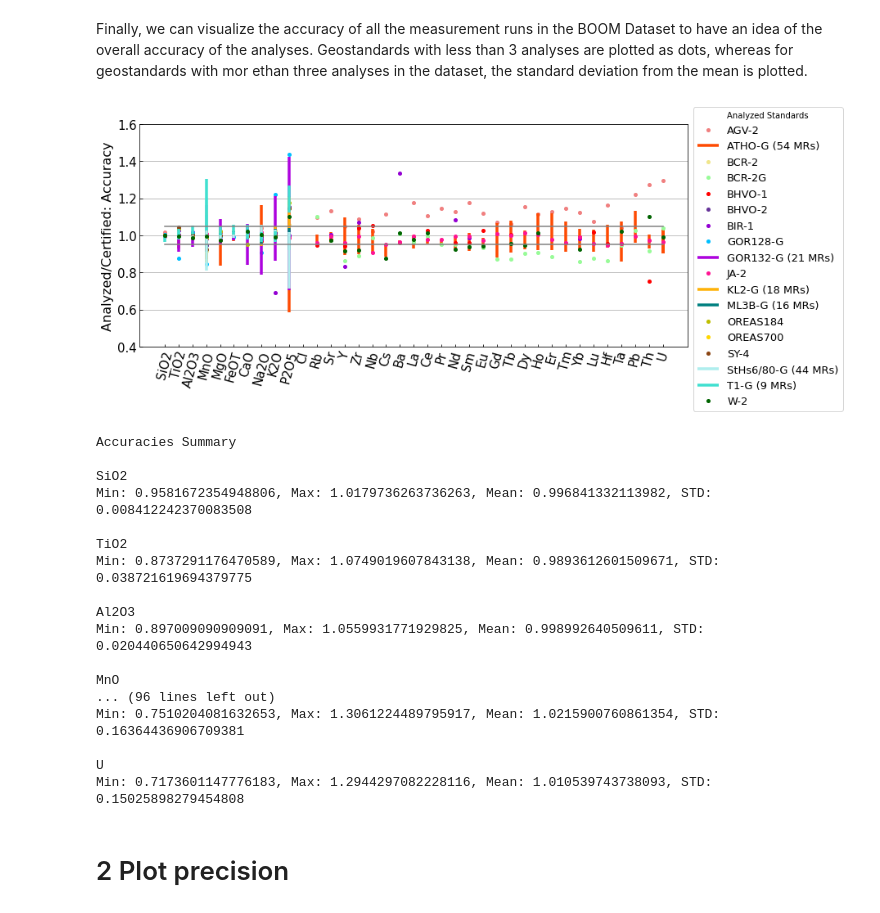
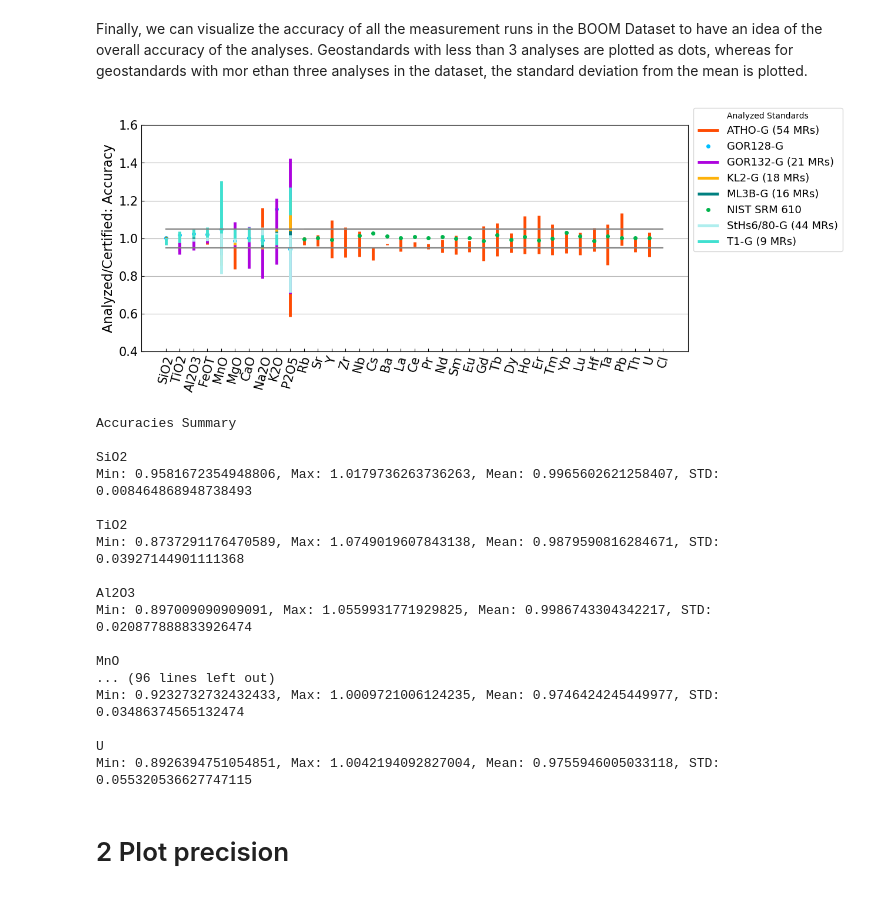
Before and after one commit to consuelola/BOOM, a Jupyter notebook: Notebooks/UncertaintyAndStandards.ipynb, the cells around one changed output. Saved outputs shown, nothing was run; the diff lists cells and outputs as text; code cells hidden in the pictures.

```diff
--- a/Notebooks/UncertaintyAndStandards.ipynb
+++ b/Notebooks/UncertaintyAndStandards.ipynb
@@ -60,11 +99,11 @@ BOOM_geostandards = pd.read_csv(StringIO(s), encoding="latin1")
 BOOM_geostandards.loc[:,'MeasurementRun'] = BOOM_geostandards.loc[:,'MeasurementRun'].astype('str')
 
 #in case the ESPRI server is down:
-BOOM_geostandards = pd.read_csv("../assets/Data/MeasurementRuns.csv", encoding = 'UTF-8', low_memory =False )
-BOOM_geostandards.loc[:,'MeasurementRun'] = BOOM_geostandards.loc[:,'MeasurementRun'].astype('str')
+#BOOM_geostandards = pd.read_csv("../assets/Data/MeasurementRuns.csv", encoding = 'UTF-8', low_memory =False )
+#BOOM_geostandards.loc[:,'MeasurementRun'] = BOOM_geostandards.loc[:,'MeasurementRun'].astype('str')
 
 print('\033[1m'+ 'Number of sample observations analyzed for geochemical composition, for which the average, std and n analyzed for each element, for each geostandard analyzed along with the samples, are included in the BOOM Dataset:'+ '\033[0m')
-print(len(BOOM_with_geostandards[BOOM_with_geostandards.MeasurementRun.isin(BOOM_geostandards[BOOM_geostandards.n!= 'Not reported'].MeasurementRun.unique().tolist())]))
+print(len(BOOM_with_geostandards[BOOM_with_geostandards.MeasurementRun.isin(BOOM_geostandards[BOOM_geostandards.n!= 'Not reported'].MeasurementRun.unique().tolist())])-muestras_dobles)
 print(' ')
 
 print('\033[1m'+ 'Number of sample observations analyzed for geochemical composition, for which only the average of the geostandard are included in the BOOM Dataset:'+ '\033[0m')
@@ -94,9 +133,23 @@ The certifed values can be accessed a:
 #Load the geostandards reference values and filter the ones with certified values.
 
 BOOM_geostandards_ref = pd.read_csv('../assets/Data/Standards_Reference.csv', encoding = 'UTF-8', low_memory =False)
-BOOM_geostandards_ref = BOOM_geostandards_ref[BOOM_geostandards_ref.StandardID.isin(['OREAS184', 'GOR132-G', 'GOR128-G', 'OREAS700',
-        'BIR-1', 'BHVO-2', 'BHVO-1', 'SY-4', 'KL2-G', 'ML3B-G', 'W-2', 'BCR-2', 'BCR-2G', 'JA-2',
-        'T1-G', 'AGV-2', 'StHs6/80-G', 'JA-1', 'NIST610', 'ATHO-G'])].copy()
+BOOM_geostandards_ref = BOOM_geostandards_ref[BOOM_geostandards_ref.StandardID.isin([
+    'AGV-2',
+    'ATHO-G',
+    'BCR-2',
+    'BHVO-1','BHVO-2',
+    'BIR-1',
+    'GOR132-G','GOR128-G',
+    'JA-1','JA-2',
+    'KL2-G',
+    'ML3B-G',
+    'NIST SRM 610',
+    'OREAS184','OREAS700',
+    'StHs6/80-G',
+    'SY-4',
+    'T1-G',
+    'W-2',
+    ])].copy()
 
 #Print certified geostandards in the dataset
 temp1 = BOOM_geostandards_ref.StandardID.unique().tolist()
@@ -113,11 +166,11 @@ print(" ")
 print('\033[1m'+ 'Number of sample observations analyzed along with certified geostandards'+ '\033[0m')
 temp3 = BOOM_geostandards[BOOM_geostandards.Standard.isin(temp1)]
 temp4 = temp3[((temp3.SiO2!=-1)&(temp3.SD_SiO2!=-1))|((temp3.Rb!=-1)&(temp3.SD_Rb!=-1))].MeasurementRun.unique().tolist()
-print(len(BOOM_with_geostandards[BOOM_with_geostandards.MeasurementRun.isin(temp4)].MeasurementRun))
+print(len(BOOM_with_geostandards[BOOM_with_geostandards.MeasurementRun.isin(temp4)].MeasurementRun)-muestras_dobles)
 
 print(" ")
 print('\033[1m'+ 'Number of sample observations analyzed along with certified geostandards, where the mean, std and number of analyses is included in the BOOM TephraDataSet'+ '\033[0m')
 temp5 = temp3[temp3.n!='Not reported'].MeasurementRun.unique()
-print(len(BOOM_with_geostandards[BOOM_with_geostandards.MeasurementRun.isin(temp5)].MeasurementRun))
+print(len(BOOM_with_geostandards[BOOM_with_geostandards.MeasurementRun.isin(temp5)].MeasurementRun)-muestras_dobles)
 # %% [output]
 Certified geostandards included in the BOOM Dataset
@@ -139,7 +192,7 @@ sys.path.insert(1, '../Scripts')
 from functions import estimating_accuracy, plot_accuracy_MeasurementRun
 
 # Estimating accuracy, following ecuation (1)
-BOOM_geostandards_accuracy = estimating_accuracy(BOOM_geostandards,BOOM_geostandards_ref)
+BOOM_geostandards_accuracy = estimating_accuracy(temp3[temp3.n!='Not reported'],BOOM_geostandards_ref)
 # %% [markdown]
 Now that we have estimated the accuracy for each measurement run (with suitable information), we can visualize the results.
 # %%
@@ -174,9 +237,9 @@ Finally, we can visualize the accuracy of all the measurement runs in the BOOM D
 # %%
 from functions import estimating_accuracy, plot_accuracy_BOOM
 
-plot_accuracy_BOOM(BOOM_geostandards_accuracy,save=False)
+plot_accuracy_BOOM(BOOM_geostandards_accuracy)
 # %% [output]
-[figure, old version]
+[figure, new version]
 # %%
 print('\033[1m'+ 'Accuracies Summary'+ '\033[0m')
 print(" ")
@@ -191,20 +254,20 @@ for elemento in ['SiO2','TiO2','Al2O3','MnO','MgO','FeOT','CaO','Na2O','K2O','P2
 Accuracies Summary
 
 SiO2
-Min: 0.9581672354948806, Max: 1.0179736263736263, Mean: 0.996841332113982, STD: 0.008412242370083508
+Min: 0.9581672354948806, Max: 1.0179736263736263, Mean: 0.9965602621258407, STD: 0.008464868948738493
 
 TiO2
-Min: 0.8737291176470589, Max: 1.0749019607843138, Mean: 0.9893612601509671, STD: 0.038721619694379775
+Min: 0.8737291176470589, Max: 1.0749019607843138, Mean: 0.9879590816284671, STD: 0.03927144901111368
 
 Al2O3
-Min: 0.897009090909091, Max: 1.0559931771929825, Mean: 0.998992640509611, STD: 0.020440650642994943
+Min: 0.897009090909091, Max: 1.0559931771929825, Mean: 0.9986743304342217, STD: 0.020877888833926474
 
 MnO
 ... (96 lines left out)
-Min: 0.7510204081632653, Max: 1.3061224489795917, Mean: 1.0215900760861354, STD: 0.16364436906709381
+Min: 0.9232732732432433, Max: 1.0009721006124235, Mean: 0.9746424245449977, STD: 0.03486374565132474
 
 U
-Min: 0.7173601147776183, Max: 1.2944297082228116, Mean: 1.010539743738093, STD: 0.15025898279454808
+Min: 0.8926394751054851, Max: 1.0042194092827004, Mean: 0.9755946005033118, STD: 0.055320536627747115
 # %% [markdown]
 # 2 Plot precision
 # %% [markdown]
```
Also changed, not shown: parts of 13 cells of this notebook, 12 other files.
